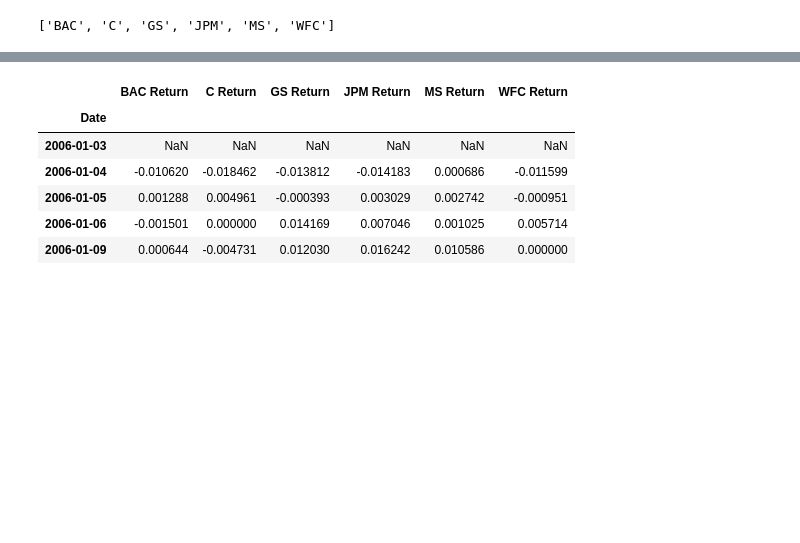
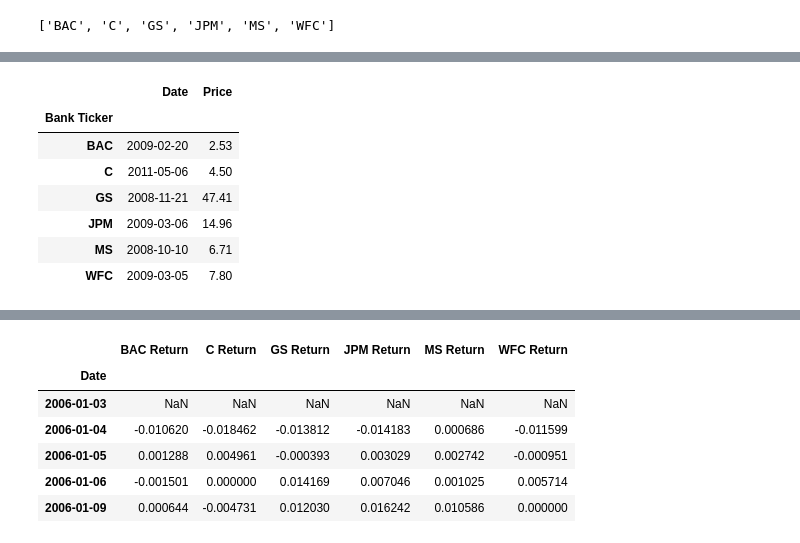
Before and after one commit to chaitanya6761/Finance-Data-Analysis, a Jupyter notebook: 03-Finance Project.ipynb, the cells around one changed output, grey strips where cells are left out. Saved outputs shown, nothing was run; the diff lists cells and outputs as text; code cells hidden in the pictures; blank space fills up the shorter version.

```diff
--- a/03-Finance Project.ipynb
+++ b/03-Finance Project.ipynb
@@ -59,0 +79,14 @@ dtype: float64
+# %%
+#Lowest Prices
+data = bank_data.xs(key='Low',level='Stock Info', axis=1).min()
+index = bank_data.xs(key='Low',level='Stock Info', axis=1).idxmin()
+pd.DataFrame({'Date':index,'Price':data})
+# %% [output]
+|  | Date | Price |
+| Bank Ticker |  |  |
+| BAC | 2009-02-20 | 2.53 |
+| C | 2011-05-06 | 4.50 |
+| GS | 2008-11-21 | 47.41 |
+| JPM | 2009-03-06 | 14.96 |
+| MS | 2008-10-10 | 6.71 |
+| WFC | 2009-03-05 | 7.80 |
```
Also changed, not shown: parts of 16 cells of this notebook.
